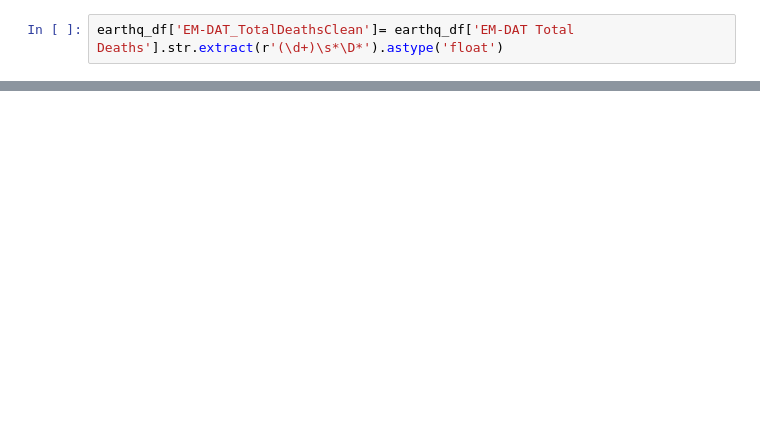
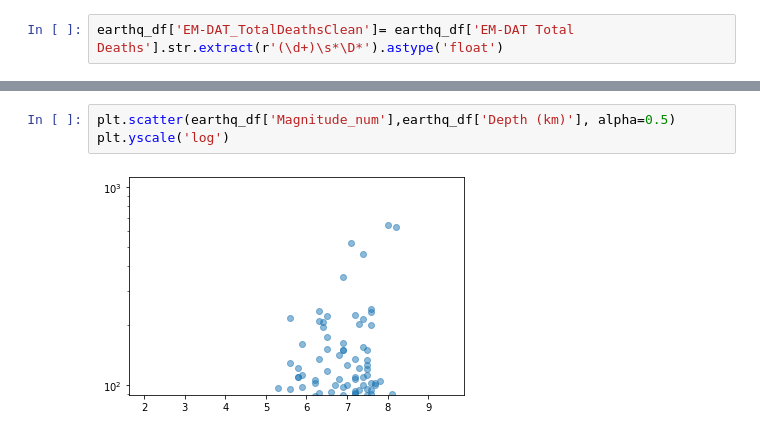
Before and after one commit to nss-data-science-cohort-4/dq3-earthquakes-down-to-earth, a Jupyter notebook: dq3_earthqueck_cleaning.ipynb, the cells around one changed output, grey strips where cells are left out. Cells and saved outputs as stored; diff of their text form; blank space fills up the shorter version.

```diff
--- a/dq3_earthqueck_cleaning.ipynb
+++ b/dq3_earthqueck_cleaning.ipynb
@@ -140,0 +290,5 @@ earthq_df.tail(60)
+# %%
+plt.scatter(earthq_df['Magnitude_num'],earthq_df['Depth (km)'], alpha=0.5)
+plt.yscale('log')
+# %% [output]
+[figure, added]
```
Also changed, not shown: parts of 31 cells of this notebook.
